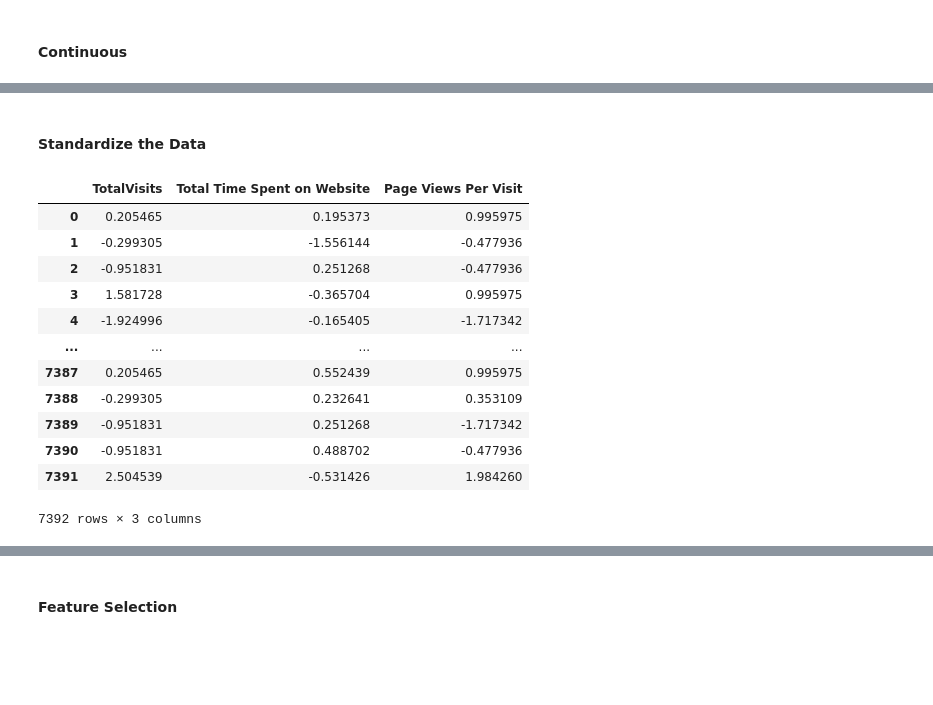
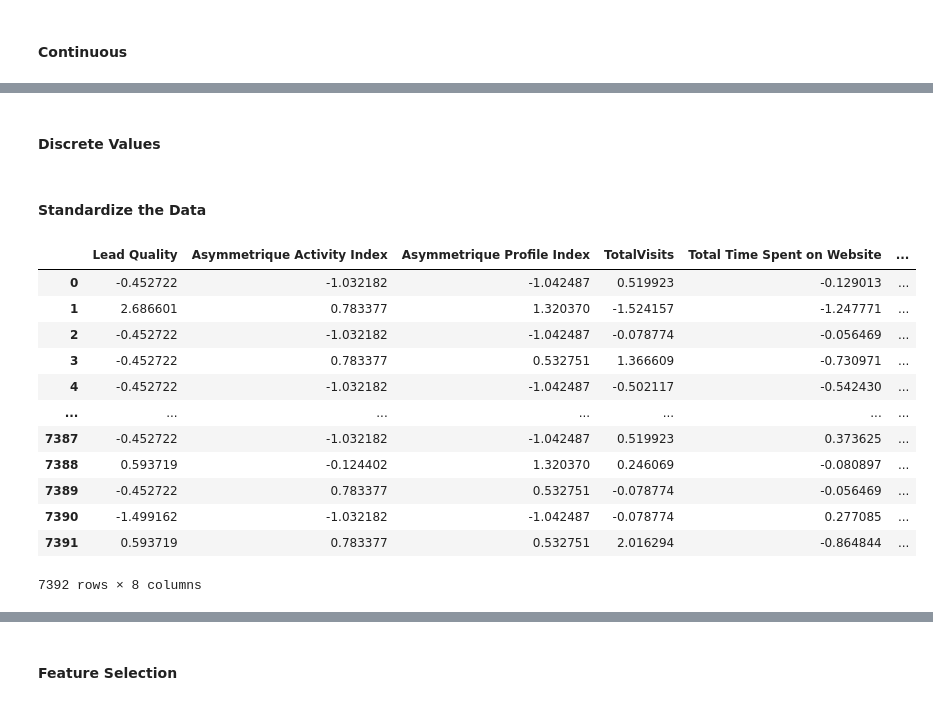
Before and after one commit to saqlain-github/LeadingScore, a Jupyter notebook: LeadScoring.ipynb, the cells around one changed output, grey strips where cells are left out. Saved outputs shown, nothing was run; the diff lists cells and outputs as text; code cells hidden in the pictures; blank space fills up the shorter version.

```diff
--- a/LeadScoring.ipynb
+++ b/LeadScoring.ipynb
@@ -1421,21 +1523,44 @@ X_train.head()
+# %%
+continuous_df_train.reset_index(inplace=True, drop=True)
+continuous_df_test.reset_index(inplace=True, drop=True)
+# %% [markdown]
+#### Discrete Values
+# %%
+discrete_df_train = X_train[discrete_data].copy()
+discrete_df_test = X_test[discrete_data].copy()
+# %%
+discrete_df_train.reset_index(inplace=True, drop=True)
+discrete_df_test.reset_index(inplace=True, drop=True)
 # %% [markdown]
 #### Standardize the Data
+# %%
+numerical_df_train = X_train_fe = pd.concat([
+                        ordinal_df_train,
+                        continuous_df_train,
+                        discrete_df_train
+                    ], axis=1)
+
+numerical_df_test = X_train_fe = pd.concat([
+                        ordinal_df_test,
+                        continuous_df_test,
+                        discrete_df_test
+                    ], axis=1)
 # %%
 sc = StandardScaler()
-continuous_data=pd.DataFrame(sc.fit_transform(X_train[continuous_features]), columns=X_train[continuous_features].columns)
-continuous_data
+numerical_df_train=pd.DataFrame(sc.fit_transform(numerical_df_train), columns=numerical_df_train.columns)
+numerical_df_train
 # %% [output]
-|  | TotalVisits | Total Time Spent on Website | Page Views Per Visit |
-| 0 | 0.205465 | 0.195373 | 0.995975 |
-| 1 | -0.299305 | -1.556144 | -0.477936 |
-| 2 | -0.951831 | 0.251268 | -0.477936 |
-| 3 | 1.581728 | -0.365704 | 0.995975 |
-| 4 | -1.924996 | -0.165405 | -1.717342 |
-| ... | ... | ... | ... |
-| 7387 | 0.205465 | 0.552439 | 0.995975 |
-| 7388 | -0.299305 | 0.232641 | 0.353109 |
-| 7389 | -0.951831 | 0.251268 | -1.717342 |
-| 7390 | -0.951831 | 0.488702 | -0.477936 |
-| 7391 | 2.504539 | -0.531426 | 1.984260 |
+|  | Lead Quality | Asymmetrique Activity Index | Asymmetrique Profile Index | TotalVisits | Total Time Spent on Website | ... |
+| 0 | -0.452722 | -1.032182 | -1.042487 | 0.519923 | -0.129013 | ... |
+| 1 | 2.686601 | 0.783377 | 1.320370 | -1.524157 | -1.247771 | ... |
+| 2 | -0.452722 | -1.032182 | -1.042487 | -0.078774 | -0.056469 | ... |
+| 3 | -0.452722 | 0.783377 | 0.532751 | 1.366609 | -0.730971 | ... |
+| 4 | -0.452722 | -1.032182 | -1.042487 | -0.502117 | -0.542430 | ... |
+| ... | ... | ... | ... | ... | ... | ... |
+| 7387 | -0.452722 | -1.032182 | -1.042487 | 0.519923 | 0.373625 | ... |
+| 7388 | 0.593719 | -0.124402 | 1.320370 | 0.246069 | -0.080897 | ... |
+| 7389 | -0.452722 | 0.783377 | 0.532751 | -0.078774 | -0.056469 | ... |
+| 7390 | -1.499162 | -1.032182 | -1.042487 | -0.078774 | 0.277085 | ... |
+| 7391 | 0.593719 | 0.783377 | 0.532751 | 2.016294 | -0.864844 | ... |
-7392 rows × 3 columns
+7392 rows × 8 columns
 # %%
```
Also changed, not shown: parts of 133 cells of this notebook, 4 other files.
